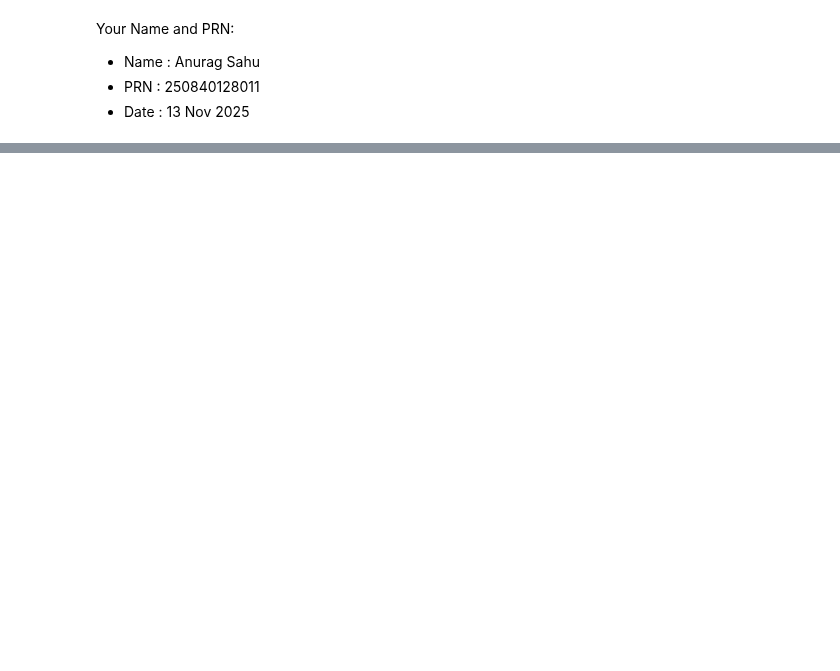
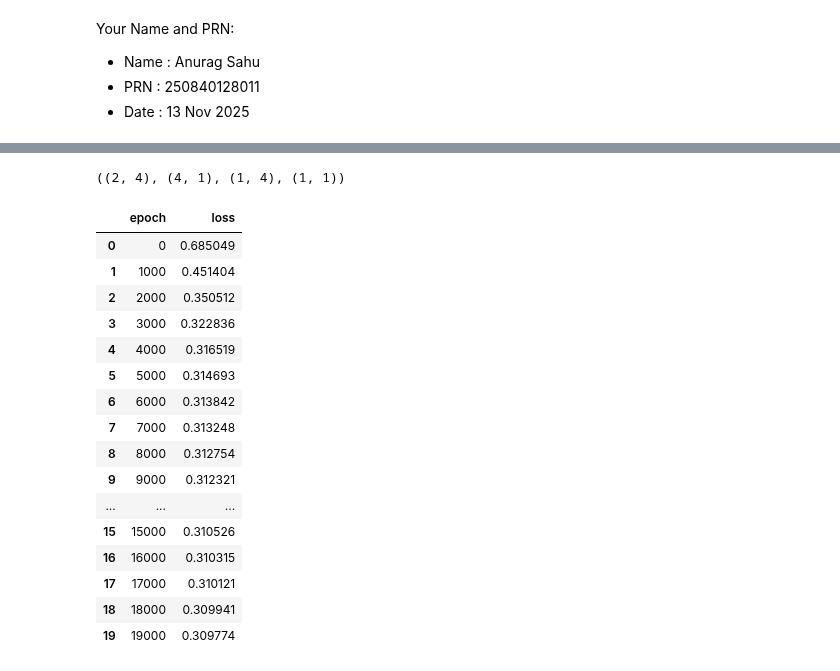
Before and after one commit to gpgaikwad576/DAIAugust2025, a Jupyter notebook: Python/Anurag/DeepLearning/Assigments/Assigment3.ipynb, the cells around one changed output, grey strips where cells are left out. Saved outputs shown, nothing was run; the diff lists cells and outputs as text; code cells hidden in the pictures; blank space fills up the shorter version.

```diff
--- a/Python/Anurag/DeepLearning/Assigments/Assigment3.ipynb
+++ b/Python/Anurag/DeepLearning/Assigments/Assigment3.ipynb
@@ -112,0 +258,25 @@ def fn_plot_decision_boundary(x: np.ndarray, wts: np.ndarray, pred_func):
+# %%
+model['W1'].shape,model['W2'].shape,model["B1"].shape,model['B2'].shape
+# %% [output]
+((2, 4), (4, 1), (1, 4), (1, 1))
+# %%
+loss_df=pd.DataFrame(loss_hist)
+loss_df
+# %% [output]
+|  | epoch | loss |
+| 0 | 0 | 0.685049 |
+| 1 | 1000 | 0.451404 |
+| 2 | 2000 | 0.350512 |
+| 3 | 3000 | 0.322836 |
+| 4 | 4000 | 0.316519 |
+| 5 | 5000 | 0.314693 |
+| 6 | 6000 | 0.313842 |
+| 7 | 7000 | 0.313248 |
+| 8 | 8000 | 0.312754 |
+| 9 | 9000 | 0.312321 |
+| ... | ... | ... |
+| 15 | 15000 | 0.310526 |
+| 16 | 16000 | 0.310315 |
+| 17 | 17000 | 0.310121 |
+| 18 | 18000 | 0.309941 |
+| 19 | 19000 | 0.309774 |
```
Also changed, not shown: parts of 10 cells of this notebook, 34 other files.
